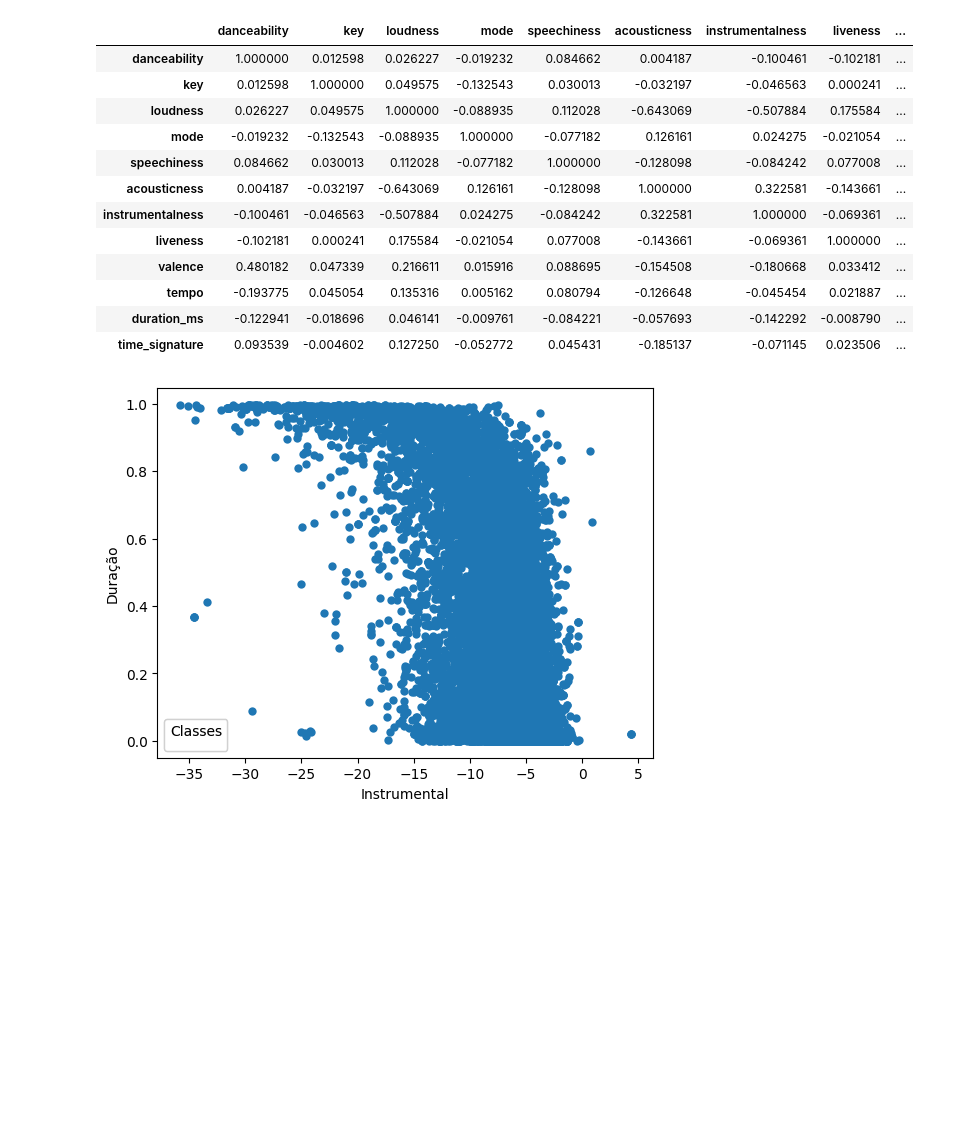
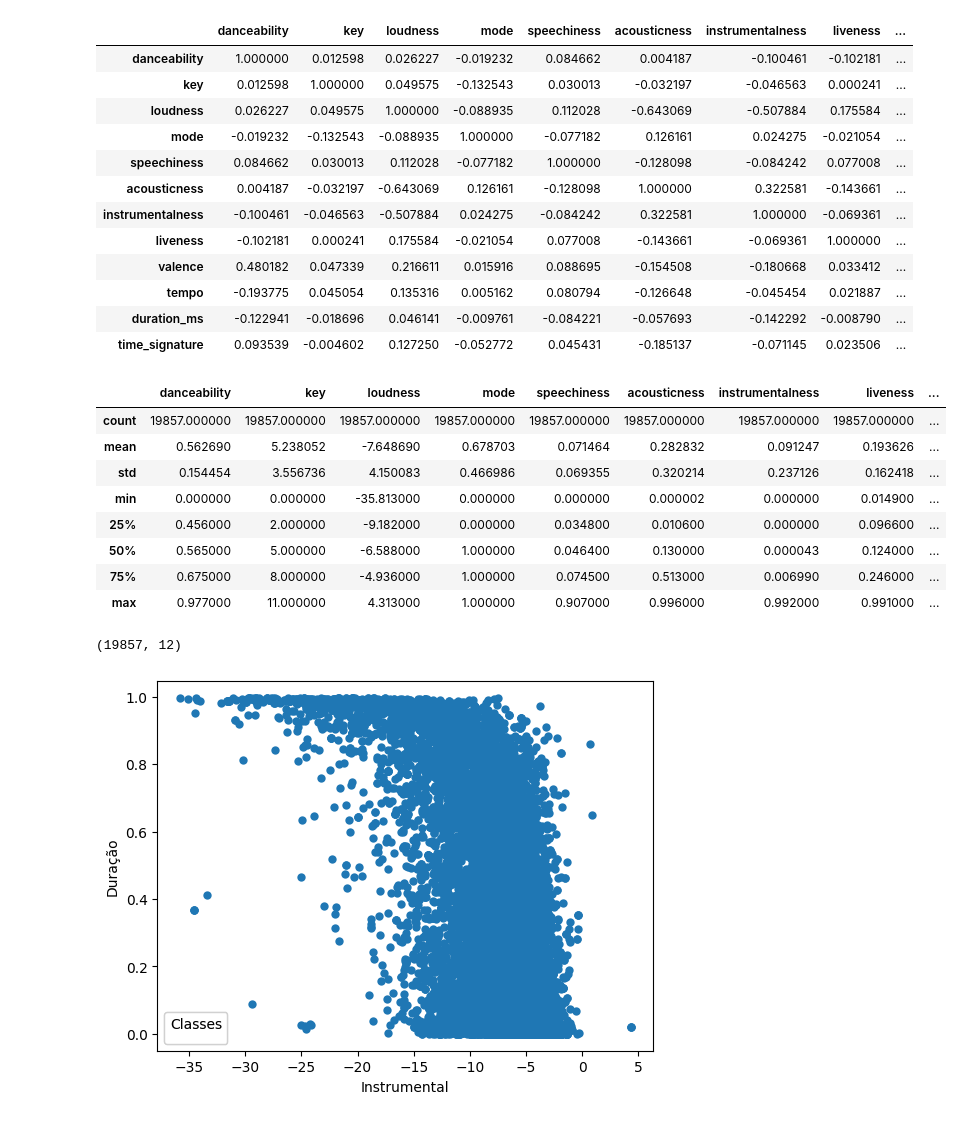
Before and after one commit to PauloOyama/Undergraduate-Final-Project, a Jupyter notebook: Understanding_Spotify_Metadata/data.ipynb, the cells around one changed output. Cells and saved outputs as stored; diff of their text form; code cells hidden in the pictures; blank space fills up the shorter version.

```diff
--- a/Understanding_Spotify_Metadata/data.ipynb
+++ b/Understanding_Spotify_Metadata/data.ipynb
@@ -38,6 +38,22 @@ df.corr()
 | tempo | -0.193775 | 0.045054 | 0.135316 | 0.005162 | 0.080794 | -0.126648 | -0.045454 | 0.021887 | ... |
 | duration_ms | -0.122941 | -0.018696 | 0.046141 | -0.009761 | -0.084221 | -0.057693 | -0.142292 | -0.008790 | ... |
 | time_signature | 0.093539 | -0.004602 | 0.127250 | -0.052772 | 0.045431 | -0.185137 | -0.071145 | 0.023506 | ... |
+# %%
+df.describe()
+# %% [output]
+|  | danceability | key | loudness | mode | speechiness | acousticness | instrumentalness | liveness | ... |
+| count | 19857.000000 | 19857.000000 | 19857.000000 | 19857.000000 | 19857.000000 | 19857.000000 | 19857.000000 | 19857.000000 | ... |
+| mean | 0.562690 | 5.238052 | -7.648690 | 0.678703 | 0.071464 | 0.282832 | 0.091247 | 0.193626 | ... |
+| std | 0.154454 | 3.556736 | 4.150083 | 0.466986 | 0.069355 | 0.320214 | 0.237126 | 0.162418 | ... |
+| min | 0.000000 | 0.000000 | -35.813000 | 0.000000 | 0.000000 | 0.000002 | 0.000000 | 0.014900 | ... |
+| 25% | 0.456000 | 2.000000 | -9.182000 | 0.000000 | 0.034800 | 0.010600 | 0.000000 | 0.096600 | ... |
+| 50% | 0.565000 | 5.000000 | -6.588000 | 1.000000 | 0.046400 | 0.130000 | 0.000043 | 0.124000 | ... |
+| 75% | 0.675000 | 8.000000 | -4.936000 | 1.000000 | 0.074500 | 0.513000 | 0.006990 | 0.246000 | ... |
+| max | 0.977000 | 11.000000 | 4.313000 | 1.000000 | 0.907000 | 0.996000 | 0.992000 | 0.991000 | ... |
+# %%
+df.shape
+# %% [output]
+(19857, 12)
 # %%
 import matplotlib.pyplot as plt
 
```
Also changed, not shown: parts of 1 cell of this notebook, 22 other files.
